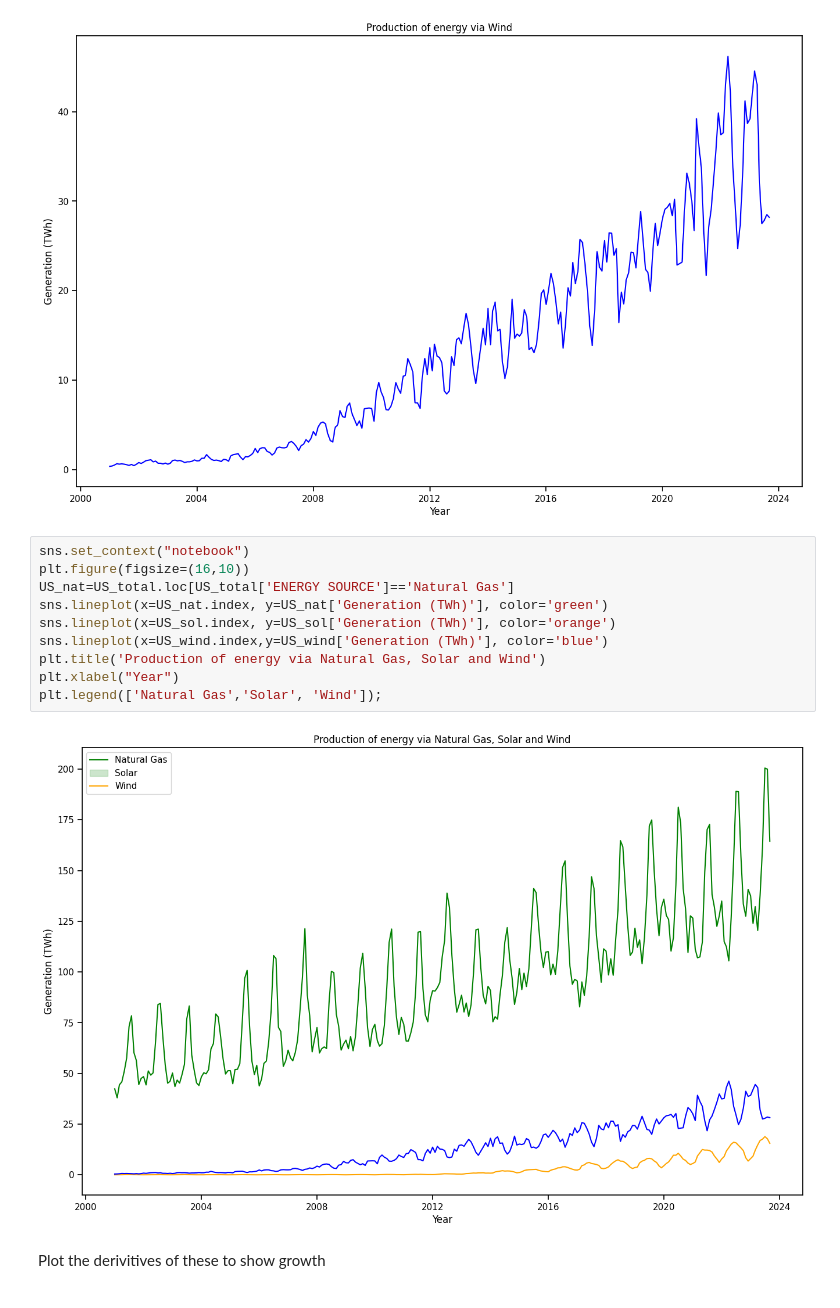
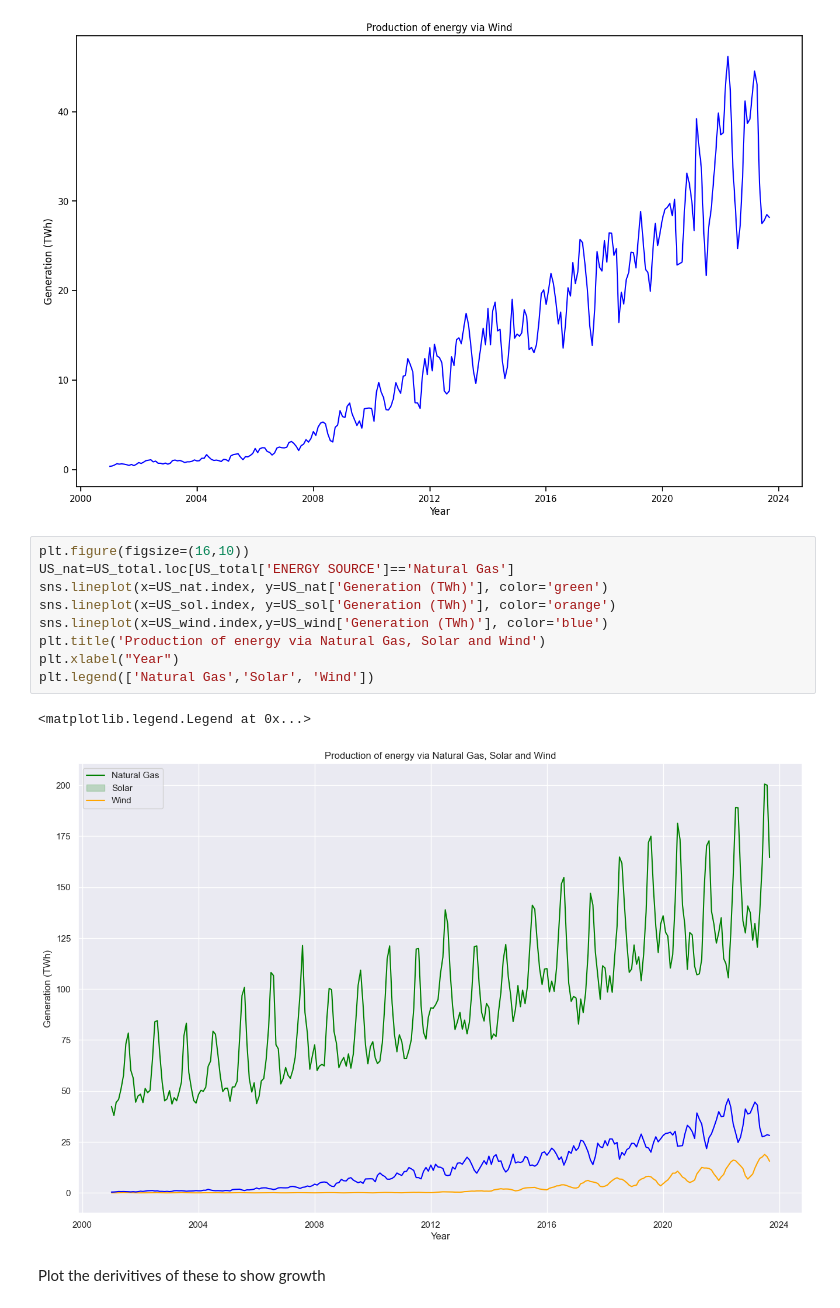
Before and after one commit to NickSordi/6505-Final-Project, a Jupyter notebook: EIA Analysis.ipynb, the cells around one changed output. Saved outputs shown, nothing was run; the diff lists cells and outputs as text.

```diff
--- a/Load Data.ipynb
+++ b/EIA Analysis.ipynb
@@ -343,17 +369,17 @@ plt.xlabel("Year")
 Text(0.5, 0, 'Year')
 [figure]
 # %%
-sns.set_context("notebook")
 plt.figure(figsize=(16,10))
 US_nat=US_total.loc[US_total['ENERGY SOURCE']=='Natural Gas']
 sns.lineplot(x=US_nat.index, y=US_nat['Generation (TWh)'], color='green')
 sns.lineplot(x=US_sol.index, y=US_sol['Generation (TWh)'], color='orange')
 sns.lineplot(x=US_wind.index,y=US_wind['Generation (TWh)'], color='blue')
 plt.title('Production of energy via Natural Gas, Solar and Wind')
 plt.xlabel("Year")
-plt.legend(['Natural Gas','Solar', 'Wind']);
+plt.legend(['Natural Gas','Solar', 'Wind'])
 # %% [output]
+<matplotlib.legend.Legend at 0x...>
-[figure, old version]
+[figure, new version]
 # %% [markdown]
 Plot the derivitives of these to show growth
 # %%
```
Also changed, not shown: parts of 28 cells of this notebook.
